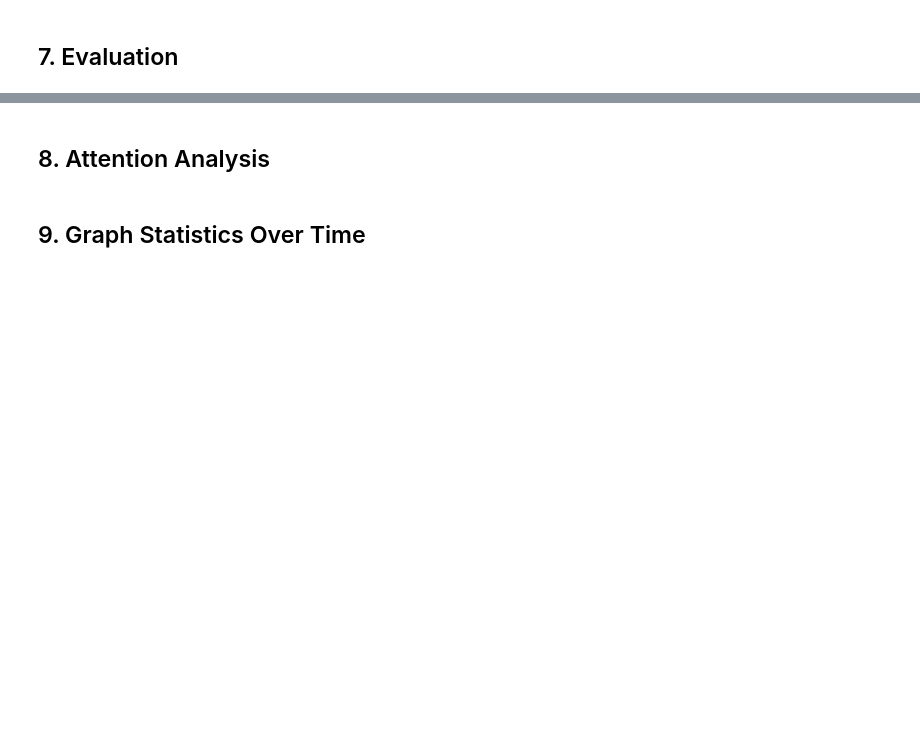
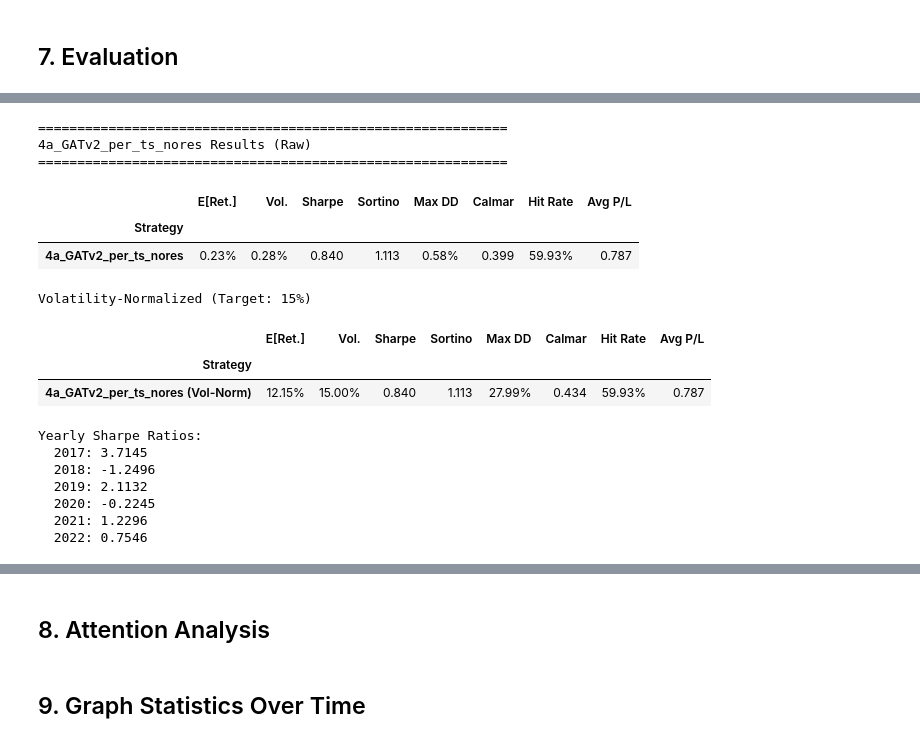
Before and after one commit to adam-909/4yp, a Jupyter notebook: 4YP-main/notebooks/4a_GATv2_per_ts_nores.ipynb, the cells around one changed output, grey strips where cells are left out. Drawn from its saved outputs; the diff is of its cells as text; code cells hidden in the pictures; blank space fills up the shorter version.

```diff
--- a/4YP-main/notebooks/4a_GATv2_per_ts_nores.ipynb
+++ b/4YP-main/notebooks/4a_GATv2_per_ts_nores.ipynb
@@ -362,24 +442,39 @@ results_df.head()
 # %%
 daily_returns = calc_daily_returns(results_df)
 
-print("
-" + "=" * 60)
+print("" + "=" * 60)
 print(f"{EXPERIMENT_NAME} Results (Raw)")
 print("=" * 60)
 
 metrics_raw = calc_metrics(daily_returns, EXPERIMENT_NAME)
 display_metrics(metrics_raw)
 
-print(f"
-Volatility-Normalized (Target: {VOL_TARGET:.0%})")
+print(f"Volatility-Normalized (Target: {VOL_TARGET:.0%})")
 metrics_norm, scaled_returns = calc_metrics_vol_normalized(daily_returns, EXPERIMENT_NAME, VOL_TARGET)
 display_metrics(metrics_norm)
 
-print("
-Yearly Sharpe Ratios:")
+print("Yearly Sharpe Ratios:")
 yearly_sharpes = calc_yearly_sharpes(daily_returns)
 for year, sharpe_val in yearly_sharpes.items():
     print(f"  {year}: {sharpe_val:.4f}")
+# %% [output]
+============================================================
+4a_GATv2_per_ts_nores Results (Raw)
+============================================================
+|  | E[Ret.] | Vol. | Sharpe | Sortino | Max DD | Calmar | Hit Rate | Avg P/L |
+| Strategy |  |  |  |  |  |  |  |  |
+| 4a_GATv2_per_ts_nores | 0.23% | 0.28% | 0.840 | 1.113 | 0.58% | 0.399 | 59.93% | 0.787 |
+Volatility-Normalized (Target: 15%)
+|  | E[Ret.] | Vol. | Sharpe | Sortino | Max DD | Calmar | Hit Rate | Avg P/L |
+| Strategy |  |  |  |  |  |  |  |  |
+| 4a_GATv2_per_ts_nores (Vol-Norm) | 12.15% | 15.00% | 0.840 | 1.113 | 27.99% | 0.434 | 59.93% | 0.787 |
+Yearly Sharpe Ratios:
+  2017: 3.7145
+  2018: -1.2496
+  2019: 2.1132
+  2020: -0.2245
+  2021: 1.2296
+  2022: 0.7546
 # %%
 all_daily_returns = {EXPERIMENT_NAME: daily_returns}
 plot_results(all_daily_returns, f"{EXPERIMENT_NAME} ({TEST_START}-{TEST_END})")
```
Also changed, not shown: parts of 13 cells of this notebook, 1 other file.
